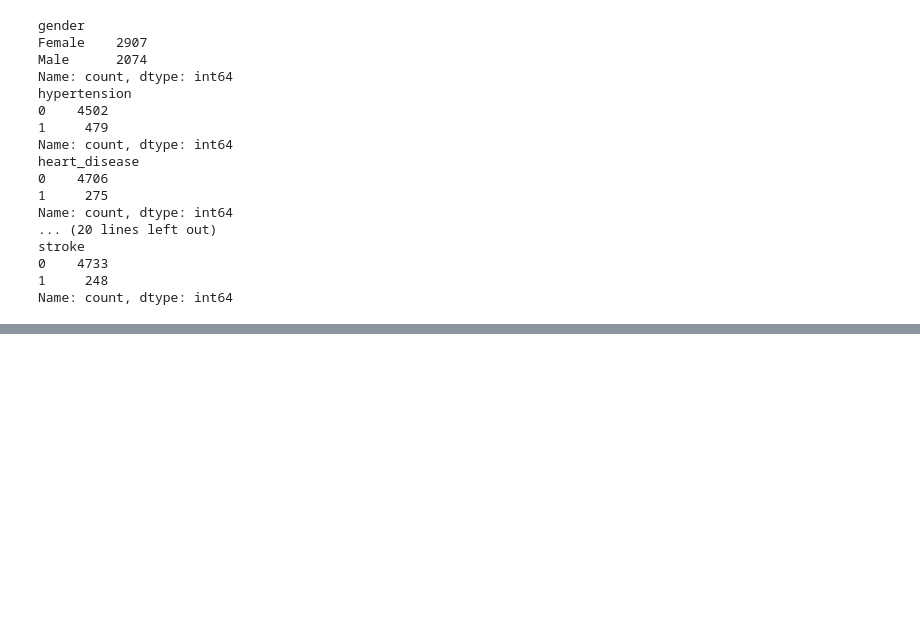
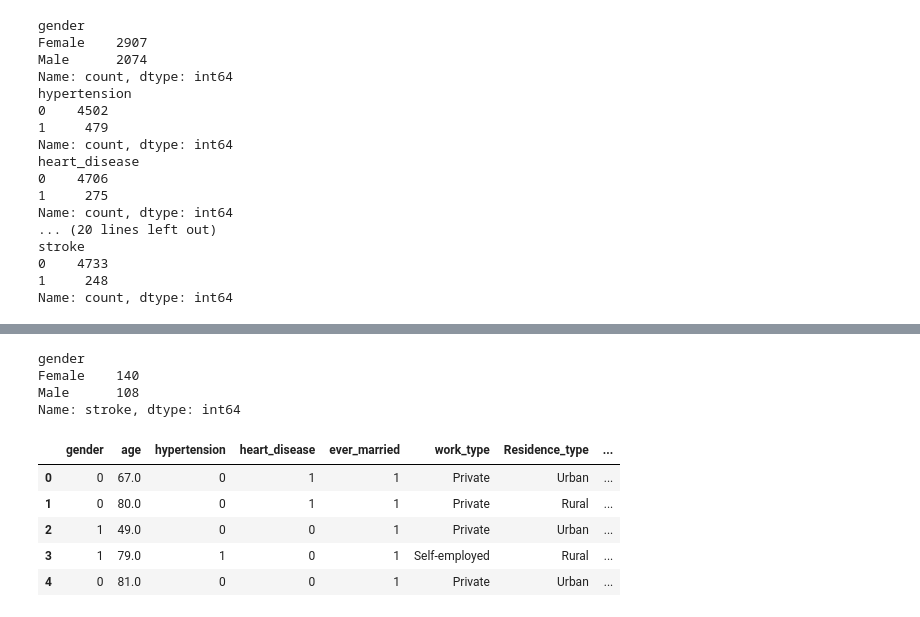
Before and after one commit to debjit11/Brain-Stroke-Prediction, a Jupyter notebook: main.ipynb, the cells around one changed output, grey strips where cells are left out. Saved outputs shown, nothing was run; the diff lists cells and outputs as text; code cells hidden in the pictures; blank space fills up the shorter version.

```diff
--- a/main.ipynb
+++ b/main.ipynb
@@ -160,0 +187,19 @@ Passing `palette` without assigning `hue` is deprecated and will be removed in v
+# %%
+gender
+# %% [output]
+gender
+Female    140
+Male      108
+Name: stroke, dtype: int64
+# %%
+df["gender"] = df["gender"].replace({'Male':0,'Female':1})
+df["ever_married"] = df["ever_married"].replace({'Yes':1,'No':0})
+# %%
+df.head()
+# %% [output]
+|  | gender | age | hypertension | heart_disease | ever_married | work_type | Residence_type | ... |
+| 0 | 0 | 67.0 | 0 | 1 | 1 | Private | Urban | ... |
+| 1 | 0 | 80.0 | 0 | 1 | 1 | Private | Rural | ... |
+| 2 | 1 | 49.0 | 0 | 0 | 1 | Private | Urban | ... |
+| 3 | 1 | 79.0 | 1 | 0 | 1 | Self-employed | Rural | ... |
+| 4 | 0 | 81.0 | 0 | 0 | 1 | Private | Urban | ... |
```
Also changed, not shown: parts of 6 cells of this notebook, 1 other file.
